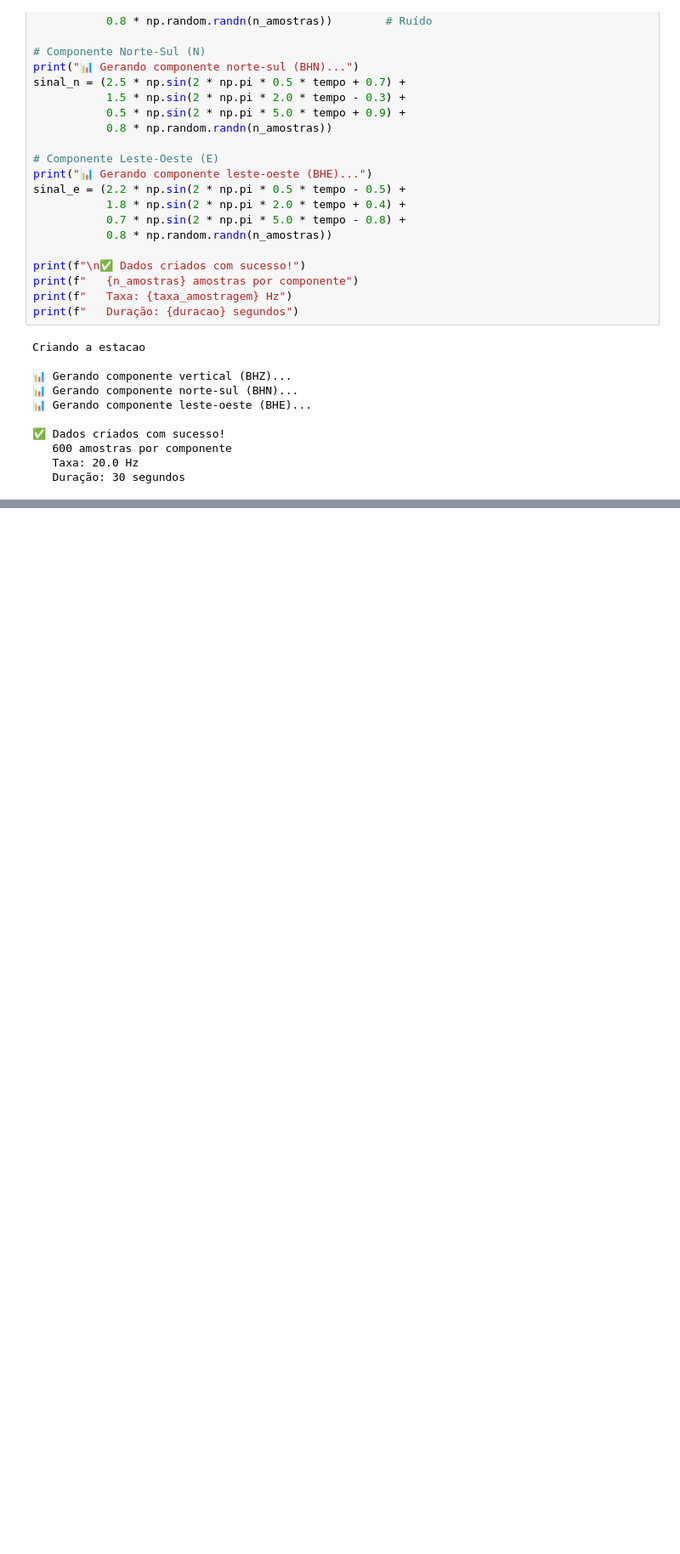
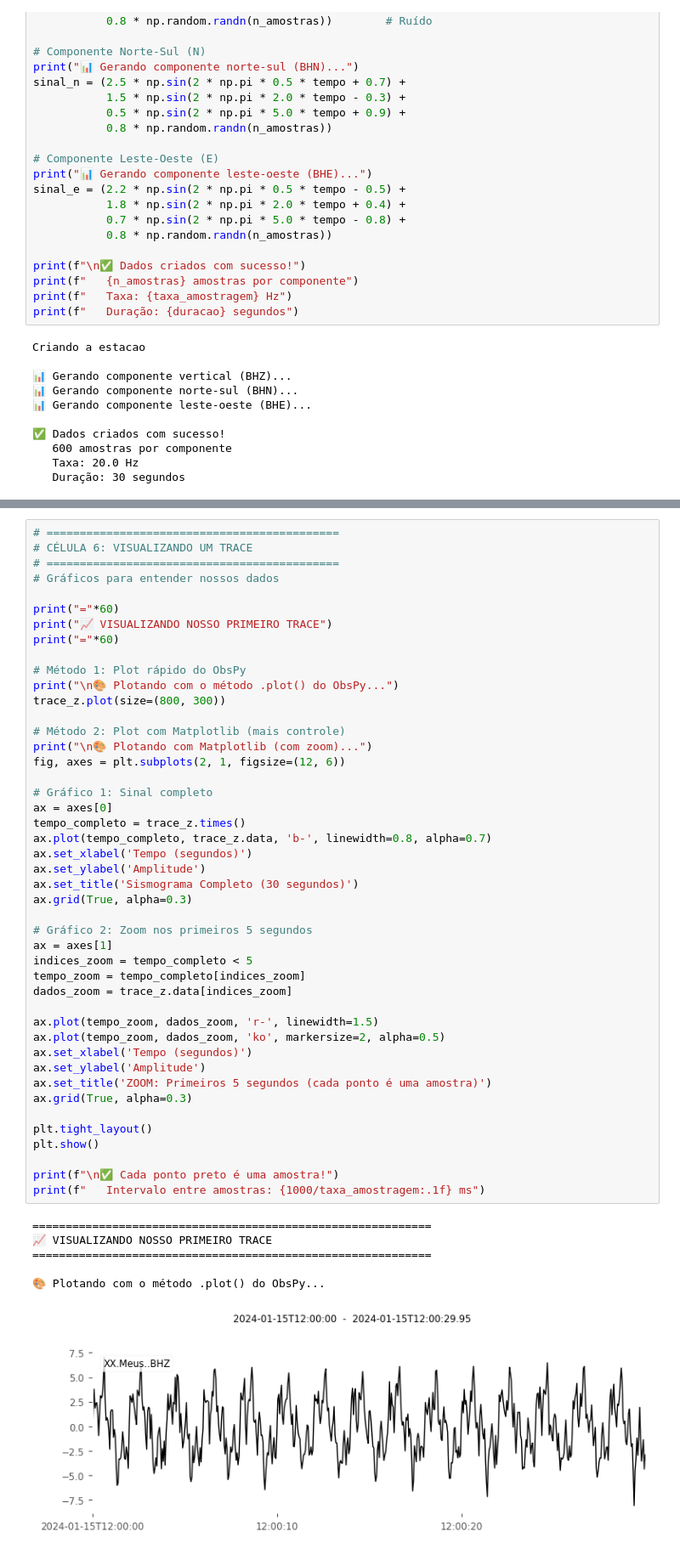
Before and after one commit to alvarosamp/TCC, a Jupyter notebook: ObsPy.ipynb, the cells around one changed output, grey strips where cells are left out. Shown at 85% size. Drawn from its saved outputs; the diff is of its cells as text; blank space fills up the shorter version.

Commit message:
Guia ObsPy completo

```diff
--- a/ObsPy.ipynb
+++ b/ObsPy.ipynb
@@ -167,0 +227,52 @@ trace_z.stats.starttime = UTCDateTime("2024-01-15T12:00:00")
+# %%
+# ============================================
+# CÉLULA 6: VISUALIZANDO UM TRACE
+# ============================================
+# Gráficos para entender nossos dados
+
+print("="*60)
+print("📈 VISUALIZANDO NOSSO PRIMEIRO TRACE")
+print("="*60)
+
+# Método 1: Plot rápido do ObsPy
+print("\n🎨 Plotando com o método .plot() do ObsPy...")
+trace_z.plot(size=(800, 300))
+
+# Método 2: Plot com Matplotlib (mais controle)
+print("\n🎨 Plotando com Matplotlib (com zoom)...")
+fig, axes = plt.subplots(2, 1, figsize=(12, 6))
+
+# Gráfico 1: Sinal completo
+ax = axes[0]
+tempo_completo = trace_z.times()
+ax.plot(tempo_completo, trace_z.data, 'b-', linewidth=0.8, alpha=0.7)
+ax.set_xlabel('Tempo (segundos)')
+ax.set_ylabel('Amplitude')
+ax.set_title('Sismograma Completo (30 segundos)')
+ax.grid(True, alpha=0.3)
+
+# Gráfico 2: Zoom nos primeiros 5 segundos
+ax = axes[1]
+indices_zoom = tempo_completo < 5
+tempo_zoom = tempo_completo[indices_zoom]
+dados_zoom = trace_z.data[indices_zoom]
+
+ax.plot(tempo_zoom, dados_zoom, 'r-', linewidth=1.5)
+ax.plot(tempo_zoom, dados_zoom, 'ko', markersize=2, alpha=0.5)
+ax.set_xlabel('Tempo (segundos)')
+ax.set_ylabel('Amplitude')
+ax.set_title('ZOOM: Primeiros 5 segundos (cada ponto é uma amostra)')
+ax.grid(True, alpha=0.3)
+
+plt.tight_layout()
+plt.show()
+
+print(f"\n✅ Cada ponto preto é uma amostra!")
+print(f"   Intervalo entre amostras: {1000/taxa_amostragem:.1f} ms")
+# %% [output]
+============================================================
+📈 VISUALIZANDO NOSSO PRIMEIRO TRACE
+============================================================
+
+🎨 Plotando com o método .plot() do ObsPy...
+[figure, added]
```
Also changed, not shown: parts of 12 cells of this notebook.
